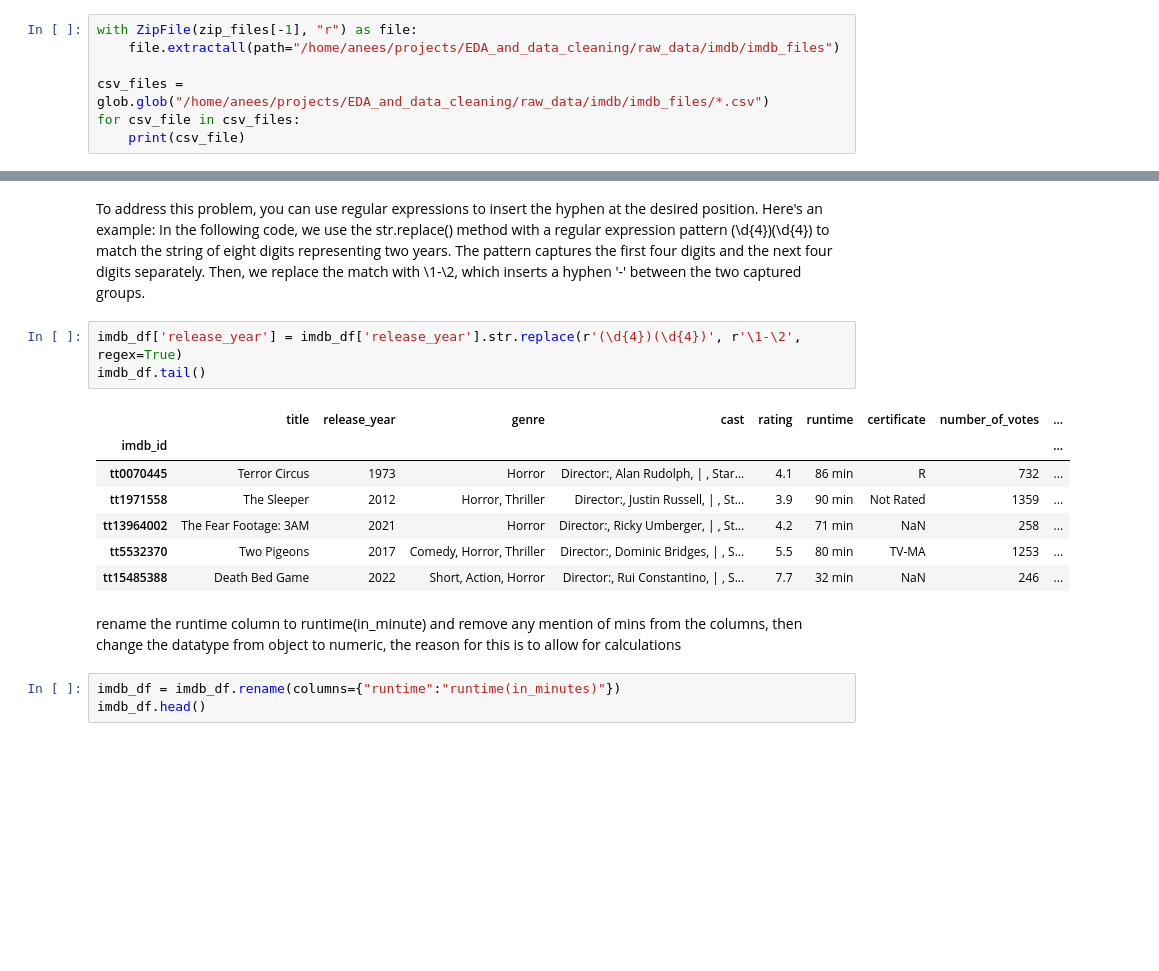
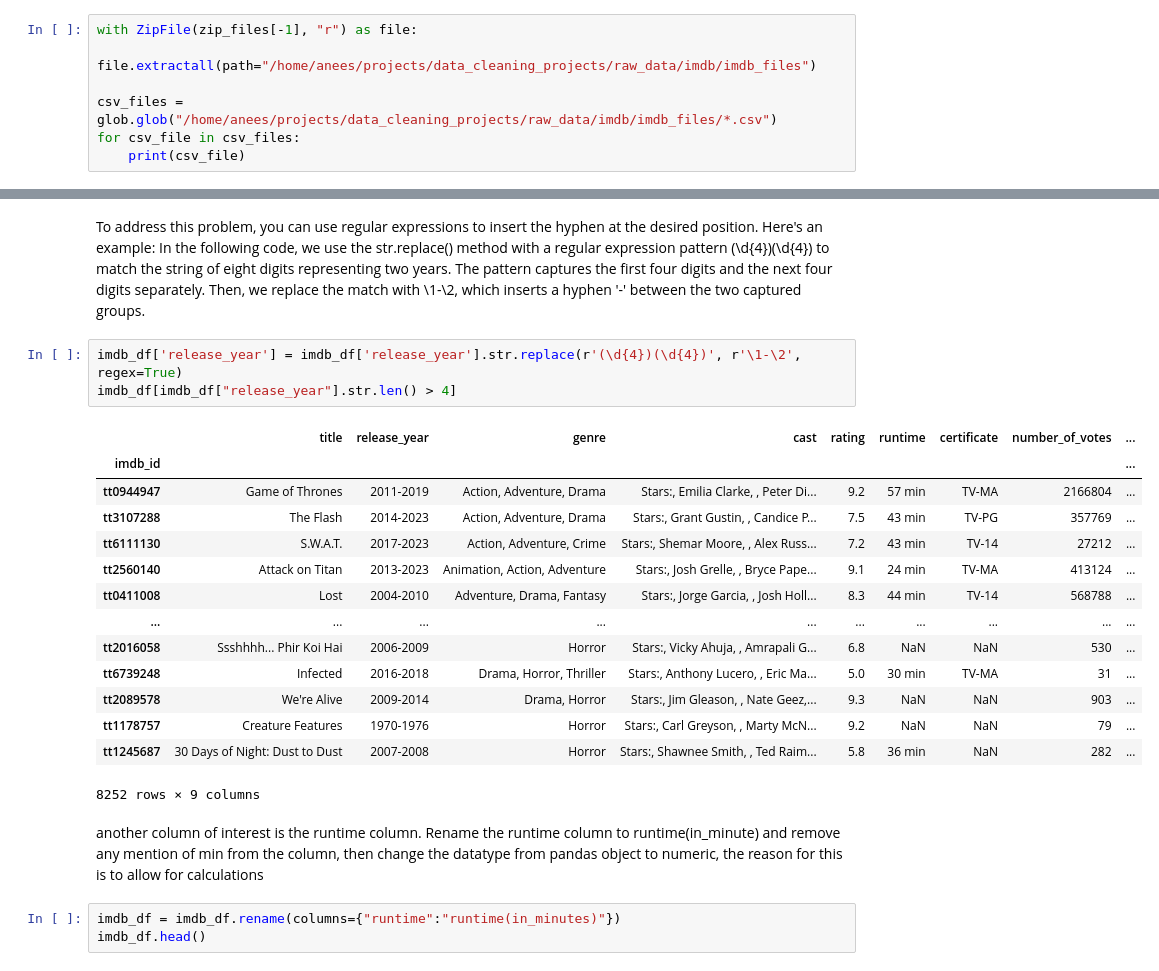
Before and after one commit to ibrahimanis081/data_cleaning_projects, a Jupyter notebook: notebooks/imdb_tv_series.ipynb, the cells around one changed output, grey strips where cells are left out. Cells and saved outputs as stored; diff of their text form; blank space fills up the shorter version.

```diff
--- a/notebooks/imdb_tv_series.ipynb
+++ b/notebooks/imdb_tv_series.ipynb
@@ -33,9 +33,9 @@ print(zip_files)
 After obtaining the list of ZIP file paths, you will notice that the "archive.zip" file is located at the last index. Utilizing the zipfile library, you can extract the contents of this ZIP file to a folder named "imdb_files" within the "raw_data/imdb" directory. Once extracted, you can verify the extraction process by printing the paths of the extracted CSV files.
 # %%
 with ZipFile(zip_files[-1], "r") as file:
-    file.extractall(path="/home/anees/projects/EDA_and_data_cleaning/raw_data/imdb/imdb_files")
+    file.extractall(path="/home/anees/projects/data_cleaning_projects/raw_data/imdb/imdb_files")
 
-csv_files = glob.glob("/home/anees/projects/EDA_and_data_cleaning/raw_data/imdb/imdb_files/*.csv")
+csv_files = glob.glob("/home/anees/projects/data_cleaning_projects/raw_data/imdb/imdb_files/*.csv")
 for csv_file in csv_files:
     print(csv_file)
 # %% [output]
@@ -339,17 +372,24 @@ To address this problem, you can use regular expressions to insert the hyphen at
 In the following code, we use the str.replace() method with a regular expression pattern (\d{4})(\d{4}) to match the string of eight digits representing two years. The pattern captures the first four digits and the next four digits separately. Then, we replace the match with \1-\2, which inserts a hyphen '-' between the two captured groups.
 # %%
 imdb_df['release_year'] = imdb_df['release_year'].str.replace(r'(\d{4})(\d{4})', r'\1-\2', regex=True)
-imdb_df.tail()
+imdb_df[imdb_df["release_year"].str.len() > 4]
 # %% [output]
 |  | title | release_year | genre | cast | rating | runtime | certificate | number_of_votes | ... |
 | imdb_id |  |  |  |  |  |  |  |  | ... |
-| tt0070445 | Terror Circus | 1973 | Horror | Director:, Alan Rudolph, | , Star... | 4.1 | 86 min | R | 732 | ... |
-| tt1971558 | The Sleeper | 2012 | Horror, Thriller | Director:, Justin Russell, | , St... | 3.9 | 90 min | Not Rated | 1359 | ... |
-| tt13964002 | The Fear Footage: 3AM | 2021 | Horror | Director:, Ricky Umberger, | , St... | 4.2 | 71 min | NaN | 258 | ... |
-| tt5532370 | Two Pigeons | 2017 | Comedy, Horror, Thriller | Director:, Dominic Bridges, | , S... | 5.5 | 80 min | TV-MA | 1253 | ... |
-| tt15485388 | Death Bed Game | 2022 | Short, Action, Horror | Director:, Rui Constantino, | , S... | 7.7 | 32 min | NaN | 246 | ... |
+| tt0944947 | Game of Thrones | 2011-2019 | Action, Adventure, Drama | Stars:, Emilia Clarke, , Peter Di... | 9.2 | 57 min | TV-MA | 2166804 | ... |
+| tt3107288 | The Flash | 2014-2023 | Action, Adventure, Drama | Stars:, Grant Gustin, , Candice P... | 7.5 | 43 min | TV-PG | 357769 | ... |
+| tt6111130 | S.W.A.T. | 2017-2023 | Action, Adventure, Crime | Stars:, Shemar Moore, , Alex Russ... | 7.2 | 43 min | TV-14 | 27212 | ... |
+| tt2560140 | Attack on Titan | 2013-2023 | Animation, Action, Adventure | Stars:, Josh Grelle, , Bryce Pape... | 9.1 | 24 min | TV-MA | 413124 | ... |
+| tt0411008 | Lost | 2004-2010 | Adventure, Drama, Fantasy | Stars:, Jorge Garcia, , Josh Holl... | 8.3 | 44 min | TV-14 | 568788 | ... |
+| ... | ... | ... | ... | ... | ... | ... | ... | ... | ... |
+| tt2016058 | Ssshhhh... Phir Koi Hai | 2006-2009 | Horror | Stars:, Vicky Ahuja, , Amrapali G... | 6.8 | NaN | NaN | 530 | ... |
+| tt6739248 | Infected | 2016-2018 | Drama, Horror, Thriller | Stars:, Anthony Lucero, , Eric Ma... | 5.0 | 30 min | TV-MA | 31 | ... |
+| tt2089578 | We're Alive | 2009-2014 | Drama, Horror | Stars:, Jim Gleason, , Nate Geez,... | 9.3 | NaN | NaN | 903 | ... |
+| tt1178757 | Creature Features | 1970-1976 | Horror | Stars:, Carl Greyson, , Marty McN... | 9.2 | NaN | NaN | 79 | ... |
+| tt1245687 | 30 Days of Night: Dust to Dust | 2007-2008 | Horror | Stars:, Shawnee Smith, , Ted Raim... | 5.8 | 36 min | NaN | 282 | ... |
+8252 rows × 9 columns
 # %% [markdown]
-rename the runtime column to runtime(in_minute) and remove any mention of mins from the columns, then change the datatype from object to numeric, the reason for this is to allow for calculations
+another column of interest is the runtime column. Rename the runtime column to runtime(in_minute) and remove any mention of min from the column, then change the datatype from pandas object to numeric, the reason for this is to allow for calculations
 # %%
 imdb_df = imdb_df.rename(columns={"runtime":"runtime(in_minutes)"})
 imdb_df.head()
```
Also changed, not shown: parts of 47 cells of this notebook, 5 other files.
